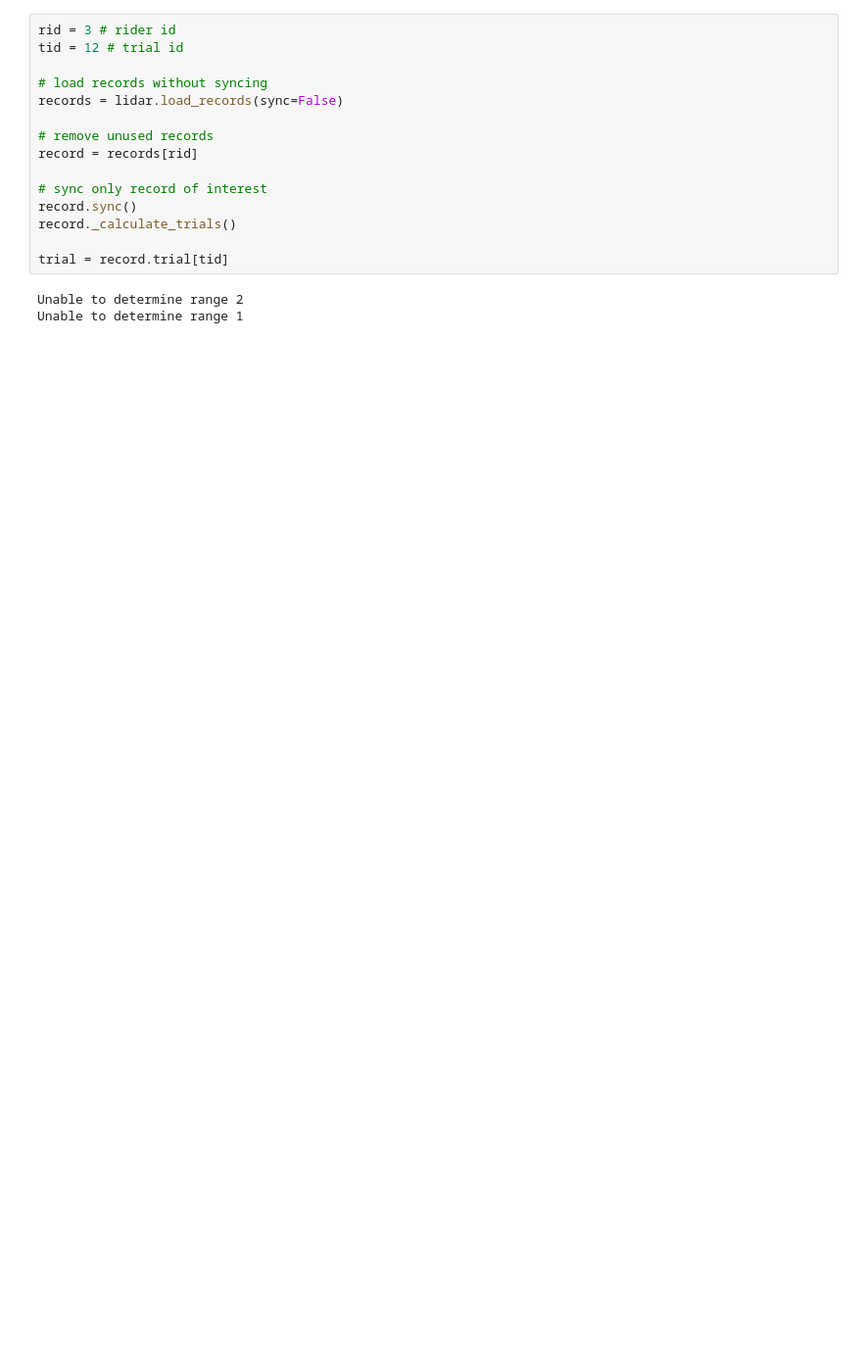
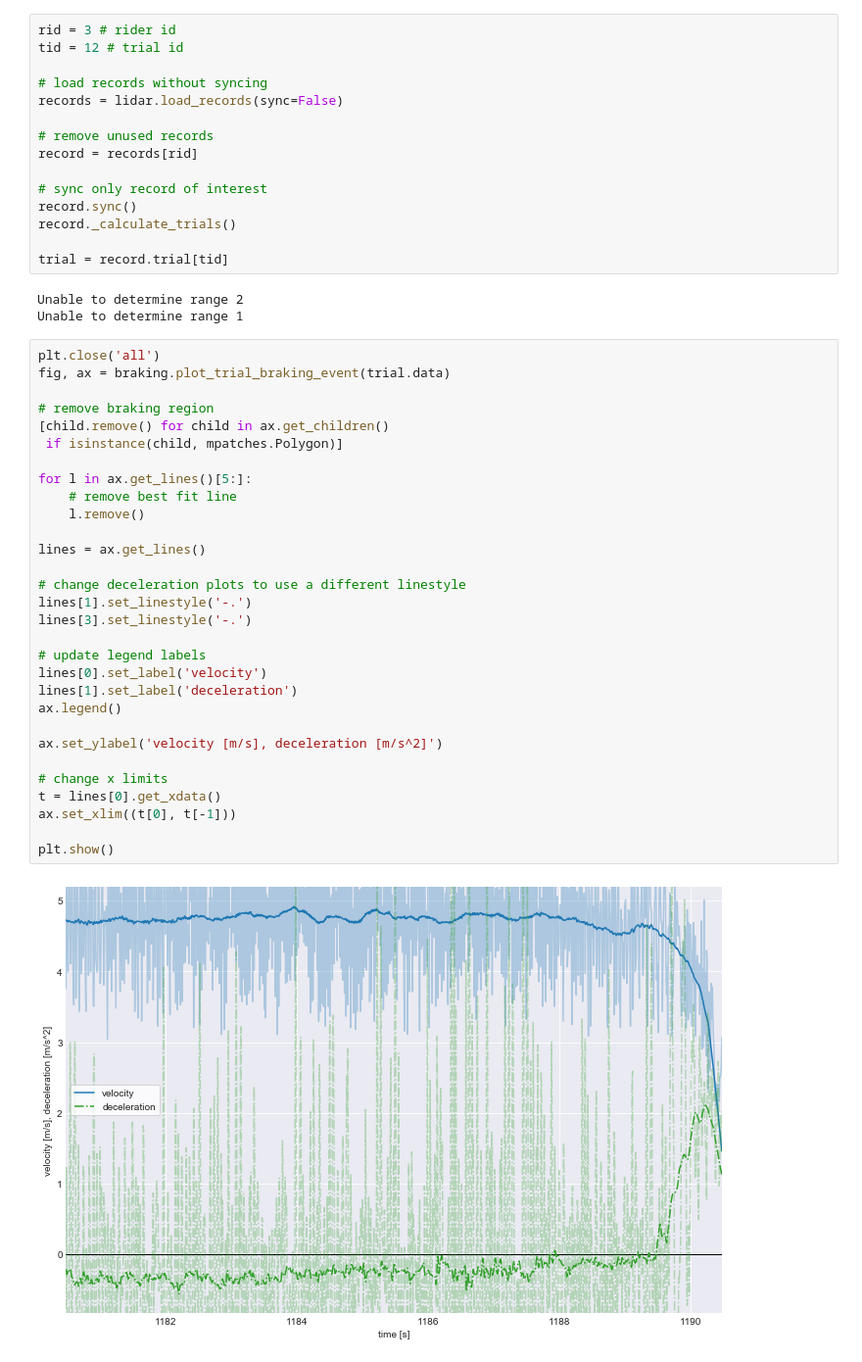
Before and after one commit to oliverlee/antlia, a Jupyter notebook: python/notebooks/simpler_trial_plots.ipynb, the cells around one changed output. Shown at 98% size. Saved outputs shown, nothing was run; the diff lists cells and outputs as text; blank space fills up the shorter version.

```diff
--- a/python/notebooks/simpler_trial_plots.ipynb
+++ b/python/notebooks/simpler_trial_plots.ipynb
@@ -41,6 +47,38 @@ trial = record.trial[tid]
 # %% [output]
 Unable to determine range 2
 Unable to determine range 1
+# %%
+plt.close('all')
+fig, ax = braking.plot_trial_braking_event(trial.data)
+
+# remove braking region
+[child.remove() for child in ax.get_children()
+ if isinstance(child, mpatches.Polygon)]
+
+for l in ax.get_lines()[5:]:
+    # remove best fit line
+    l.remove()
+
+lines = ax.get_lines()
+
+# change deceleration plots to use a different linestyle
+lines[1].set_linestyle('-.')
+lines[3].set_linestyle('-.')
+
+# update legend labels
+lines[0].set_label('velocity')
+lines[1].set_label('deceleration')
+ax.legend()
+
+ax.set_ylabel('velocity [m/s], deceleration [m/s^2]')
+
+# change x limits
+t = lines[0].get_xdata()
+ax.set_xlim((t[0], t[-1]))
+
+plt.show()
+# %% [output]
+[figure, added]
 # %%
 plt.close('all')
 colors = sns.color_palette('Paired', 10)
```
Also changed, not shown: parts of 2 cells of this notebook.
